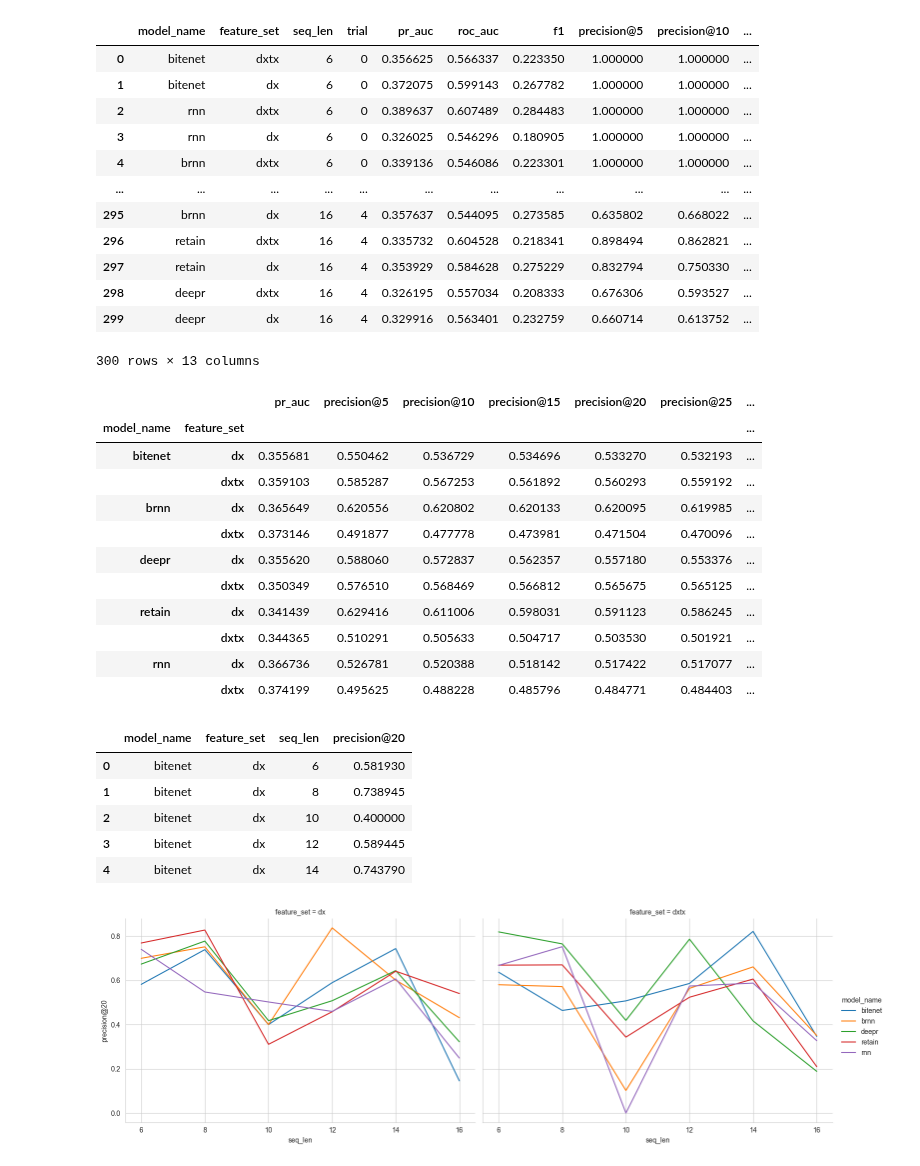
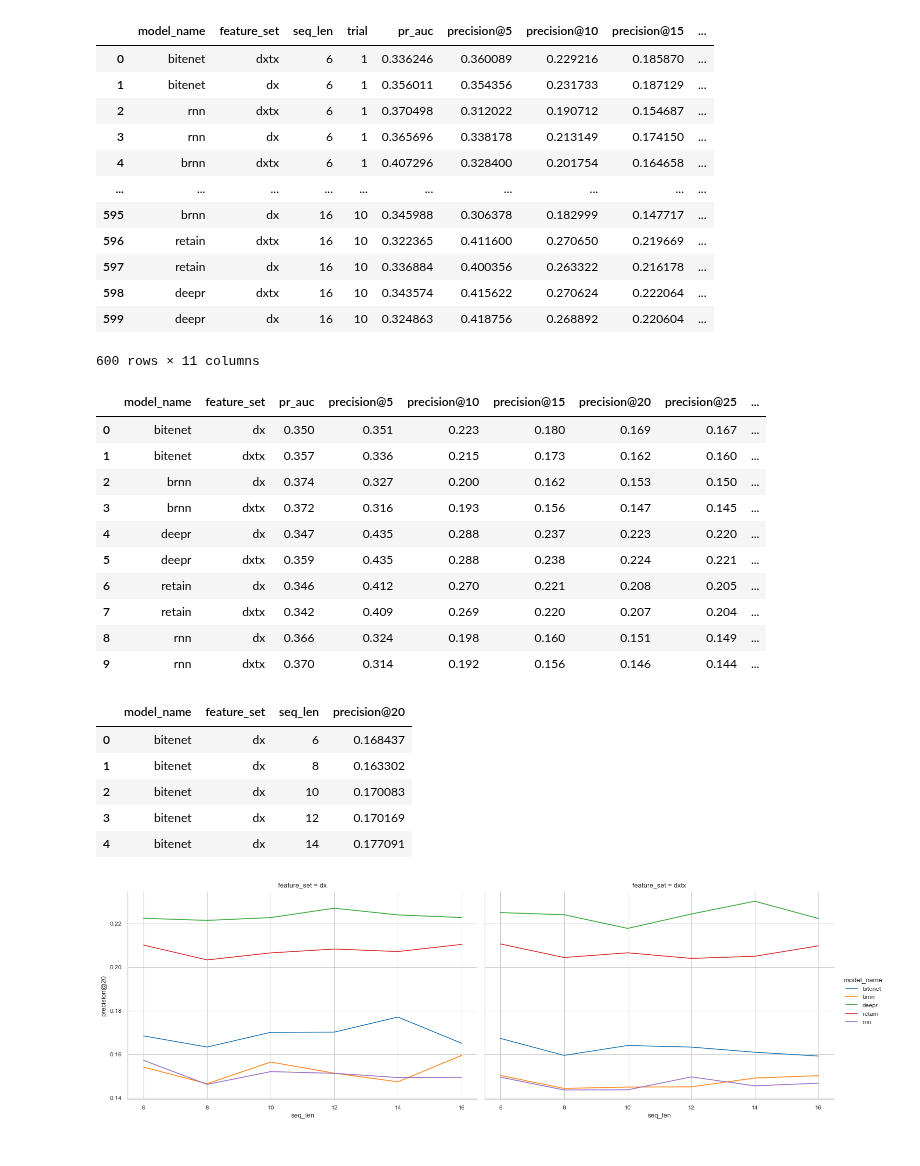
Before and after one commit to greenwaltc/CS598-DL4H-Final-Project, a Jupyter notebook: data_analysis.ipynb, the cells around one changed output. Saved outputs shown, nothing was run; the diff lists cells and outputs as text; code cells hidden in the pictures.

```diff
--- a/data_analysis.ipynb
+++ b/data_analysis.ipynb
@@ -6,3 +6,4 @@ from IPython.display import display
 import numpy as np
 
 sns.set_style("whitegrid")
+sns.set_context("paper")
@@ -9,60 +12,60 @@ sns.set_style("whitegrid")
 # %%
-df = pd.read_csv("./results/adam_for_both_all_10.csv")
+df = pd.read_csv("./results/baseline_comparison.csv")
 display(df)
 # %% [output]
-|  | model_name | feature_set | seq_len | trial | pr_auc | roc_auc | f1 | precision@5 | precision@10 | ... |
-| 0 | bitenet | dxtx | 6 | 0 | 0.356625 | 0.566337 | 0.223350 | 1.000000 | 1.000000 | ... |
-| 1 | bitenet | dx | 6 | 0 | 0.372075 | 0.599143 | 0.267782 | 1.000000 | 1.000000 | ... |
-| 2 | rnn | dxtx | 6 | 0 | 0.389637 | 0.607489 | 0.284483 | 1.000000 | 1.000000 | ... |
-| 3 | rnn | dx | 6 | 0 | 0.326025 | 0.546296 | 0.180905 | 1.000000 | 1.000000 | ... |
-| 4 | brnn | dxtx | 6 | 0 | 0.339136 | 0.546086 | 0.223301 | 1.000000 | 1.000000 | ... |
-| ... | ... | ... | ... | ... | ... | ... | ... | ... | ... | ... |
-| 295 | brnn | dx | 16 | 4 | 0.357637 | 0.544095 | 0.273585 | 0.635802 | 0.668022 | ... |
-| 296 | retain | dxtx | 16 | 4 | 0.335732 | 0.604528 | 0.218341 | 0.898494 | 0.862821 | ... |
-| 297 | retain | dx | 16 | 4 | 0.353929 | 0.584628 | 0.275229 | 0.832794 | 0.750330 | ... |
-| 298 | deepr | dxtx | 16 | 4 | 0.326195 | 0.557034 | 0.208333 | 0.676306 | 0.593527 | ... |
-| 299 | deepr | dx | 16 | 4 | 0.329916 | 0.563401 | 0.232759 | 0.660714 | 0.613752 | ... |
+|  | model_name | feature_set | seq_len | trial | pr_auc | precision@5 | precision@10 | precision@15 | ... |
+| 0 | bitenet | dxtx | 6 | 1 | 0.336246 | 0.360089 | 0.229216 | 0.185870 | ... |
+| 1 | bitenet | dx | 6 | 1 | 0.356011 | 0.354356 | 0.231733 | 0.187129 | ... |
+| 2 | rnn | dxtx | 6 | 1 | 0.370498 | 0.312022 | 0.190712 | 0.154687 | ... |
+| 3 | rnn | dx | 6 | 1 | 0.365696 | 0.338178 | 0.213149 | 0.174150 | ... |
+| 4 | brnn | dxtx | 6 | 1 | 0.407296 | 0.328400 | 0.201754 | 0.164658 | ... |
+| ... | ... | ... | ... | ... | ... | ... | ... | ... | ... |
+| 595 | brnn | dx | 16 | 10 | 0.345988 | 0.306378 | 0.182999 | 0.147717 | ... |
+| 596 | retain | dxtx | 16 | 10 | 0.322365 | 0.411600 | 0.270650 | 0.219669 | ... |
+| 597 | retain | dx | 16 | 10 | 0.336884 | 0.400356 | 0.263322 | 0.216178 | ... |
+| 598 | deepr | dxtx | 16 | 10 | 0.343574 | 0.415622 | 0.270624 | 0.222064 | ... |
+| 599 | deepr | dx | 16 | 10 | 0.324863 | 0.418756 | 0.268892 | 0.220604 | ... |
-300 rows × 13 columns
+600 rows × 11 columns
 # %%
-grouped_df = df.groupby(by=["model_name", "feature_set"]).mean().drop(columns=["trial", "seq_len", "roc_auc", "f1"])
-display(df.groupby(by=["model_name", "feature_set"]).mean().drop(columns=["trial", "seq_len", "roc_auc", "f1"]))
+grouped_df = df.groupby(by=["model_name", "feature_set"]).mean().drop(columns=[ "seq_len", "trial"])
+grouped_df.to_csv("scratch.csv")
+display(df.groupby(by=["model_name", "feature_set"]).mean().drop(columns=["seq_len", "trial"]).round(3).reset_index())
 # %% [output]
-|  |  | pr_auc | precision@5 | precision@10 | precision@15 | precision@20 | precision@25 | ... |
-| model_name | feature_set |  |  |  |  |  |  | ... |
-| bitenet | dx | 0.355681 | 0.550462 | 0.536729 | 0.534696 | 0.533270 | 0.532193 | ... |
-|  | dxtx | 0.359103 | 0.585287 | 0.567253 | 0.561892 | 0.560293 | 0.559192 | ... |
-| brnn | dx | 0.365649 | 0.620556 | 0.620802 | 0.620133 | 0.620095 | 0.619985 | ... |
-|  | dxtx | 0.373146 | 0.491877 | 0.477778 | 0.473981 | 0.471504 | 0.470096 | ... |
-| deepr | dx | 0.355620 | 0.588060 | 0.572837 | 0.562357 | 0.557180 | 0.553376 | ... |
-|  | dxtx | 0.350349 | 0.576510 | 0.568469 | 0.566812 | 0.565675 | 0.565125 | ... |
-| retain | dx | 0.341439 | 0.629416 | 0.611006 | 0.598031 | 0.591123 | 0.586245 | ... |
-|  | dxtx | 0.344365 | 0.510291 | 0.505633 | 0.504717 | 0.503530 | 0.501921 | ... |
-| rnn | dx | 0.366736 | 0.526781 | 0.520388 | 0.518142 | 0.517422 | 0.517077 | ... |
-|  | dxtx | 0.374199 | 0.495625 | 0.488228 | 0.485796 | 0.484771 | 0.484403 | ... |
+|  | model_name | feature_set | pr_auc | precision@5 | precision@10 | precision@15 | precision@20 | precision@25 | ... |
+| 0 | bitenet | dx | 0.350 | 0.351 | 0.223 | 0.180 | 0.169 | 0.167 | ... |
+| 1 | bitenet | dxtx | 0.357 | 0.336 | 0.215 | 0.173 | 0.162 | 0.160 | ... |
+| 2 | brnn | dx | 0.374 | 0.327 | 0.200 | 0.162 | 0.153 | 0.150 | ... |
+| 3 | brnn | dxtx | 0.372 | 0.316 | 0.193 | 0.156 | 0.147 | 0.145 | ... |
+| 4 | deepr | dx | 0.347 | 0.435 | 0.288 | 0.237 | 0.223 | 0.220 | ... |
+| 5 | deepr | dxtx | 0.359 | 0.435 | 0.288 | 0.238 | 0.224 | 0.221 | ... |
+| 6 | retain | dx | 0.346 | 0.412 | 0.270 | 0.221 | 0.208 | 0.205 | ... |
+| 7 | retain | dxtx | 0.342 | 0.409 | 0.269 | 0.220 | 0.207 | 0.204 | ... |
+| 8 | rnn | dx | 0.366 | 0.324 | 0.198 | 0.160 | 0.151 | 0.149 | ... |
+| 9 | rnn | dxtx | 0.370 | 0.314 | 0.192 | 0.156 | 0.146 | 0.144 | ... |
 # %%
-robustness_comp_df = df[['model_name', 'feature_set', 'seq_len', 'trial', 'precision@20']]
-robustness_comp_df = robustness_comp_df.groupby(by=['model_name', 'feature_set', 'seq_len']).mean().drop(columns=['trial']).reset_index()
+robustness_comp_df = df[['model_name', 'feature_set', 'seq_len', 'precision@20']]
+robustness_comp_df = robustness_comp_df.groupby(by=['model_name', 'feature_set', 'seq_len']).mean().reset_index()
 display(robustness_comp_df.head())
 
 g = sns.relplot(
     data=robustness_comp_df,
     x='seq_len',
     y='precision@20',
     col='feature_set',
     hue='model_name',
     kind='line',
     aspect=1.5
 )
 
 plt.savefig("test.png")
 # %% [output]
 |  | model_name | feature_set | seq_len | precision@20 |
-| 0 | bitenet | dx | 6 | 0.581930 |
-| 1 | bitenet | dx | 8 | 0.738945 |
-| 2 | bitenet | dx | 10 | 0.400000 |
-| 3 | bitenet | dx | 12 | 0.589445 |
-| 4 | bitenet | dx | 14 | 0.743790 |
+| 0 | bitenet | dx | 6 | 0.168437 |
+| 1 | bitenet | dx | 8 | 0.163302 |
+| 2 | bitenet | dx | 10 | 0.170083 |
+| 3 | bitenet | dx | 12 | 0.170169 |
+| 4 | bitenet | dx | 14 | 0.177091 |
-[figure, old version]
+[figure, new version]
 # %%
 precisions_np = precisions_df.to_numpy()
 nonzero = np.where(precisions_np.sum(axis=1) > 0, True, False)
```
Also changed, not shown: parts of 2 cells of this notebook, 7 other files.
